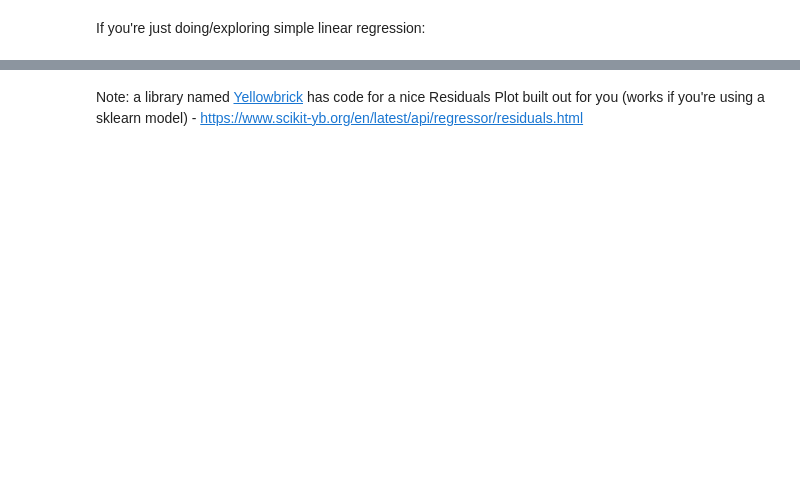
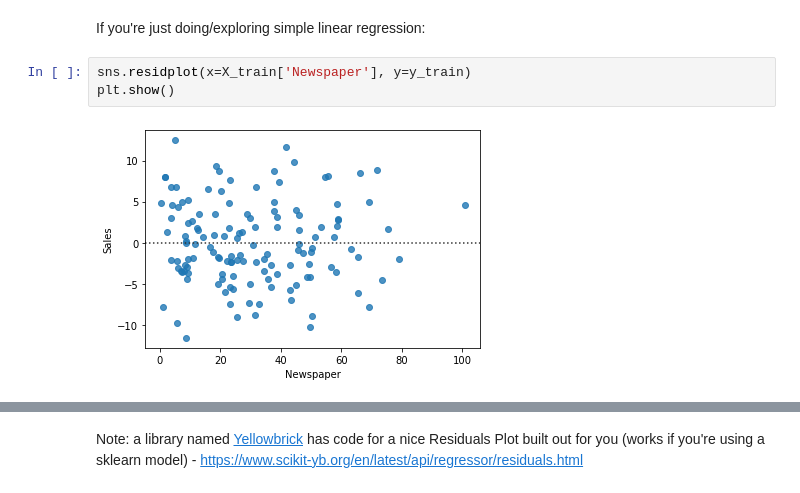
Before and after one commit to cjunhyuk/LinearPractice, a Jupyter notebook: ModelAssumptions.ipynb, the cells around one changed output, grey strips where cells are left out. Drawn from its saved outputs; the diff is of its cells as text; blank space fills up the shorter version.

```diff
--- a/ModelAssumptions.ipynb
+++ b/ModelAssumptions.ipynb
@@ -206,6 +312,11 @@ sm.qqplot(train_residuals, line = 'r');
     <img src="images/heteroskedasticity.png" width="550">
 # %% [markdown]
 If you're just doing/exploring simple linear regression:
+# %%
+sns.residplot(x=X_train['Newspaper'], y=y_train)
+plt.show()
+# %% [output]
+[figure, added]
 # %%
 # note that these residplots only work for single variables
 sns.residplot(x=X_train['TV'], y=y_train)
```
Also changed, not shown: parts of 21 cells of this notebook, 1 other file.
